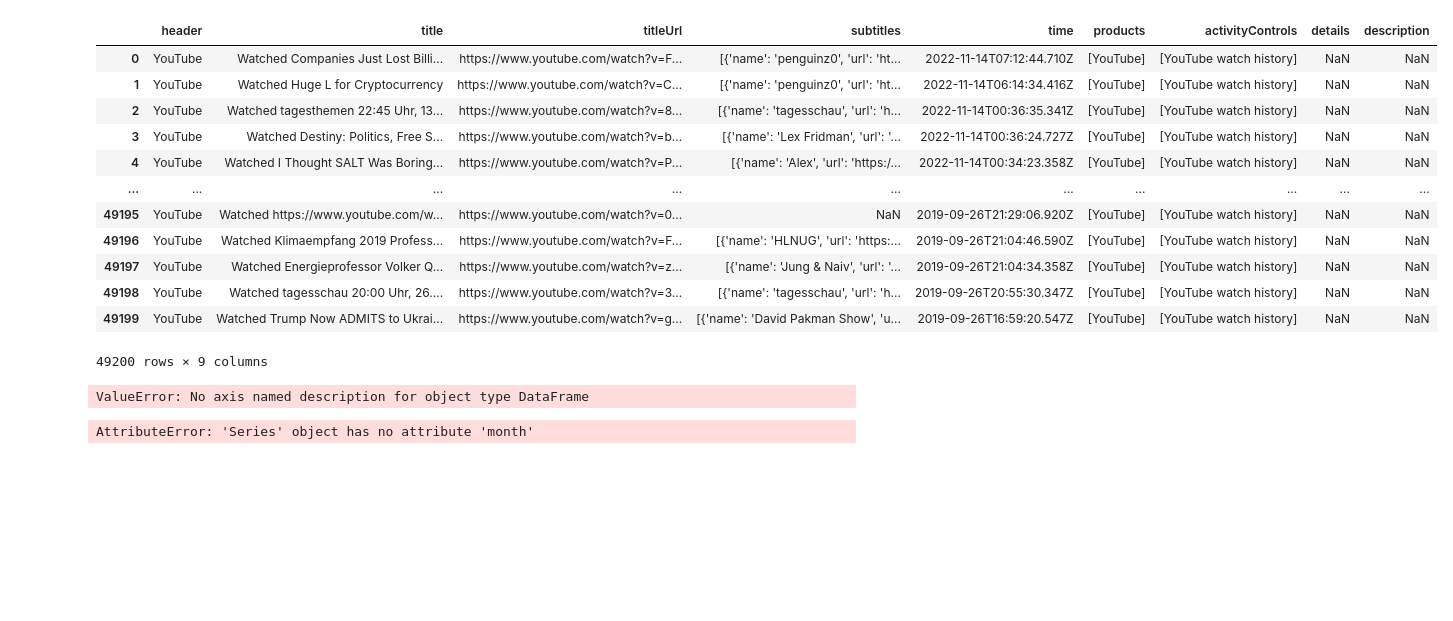
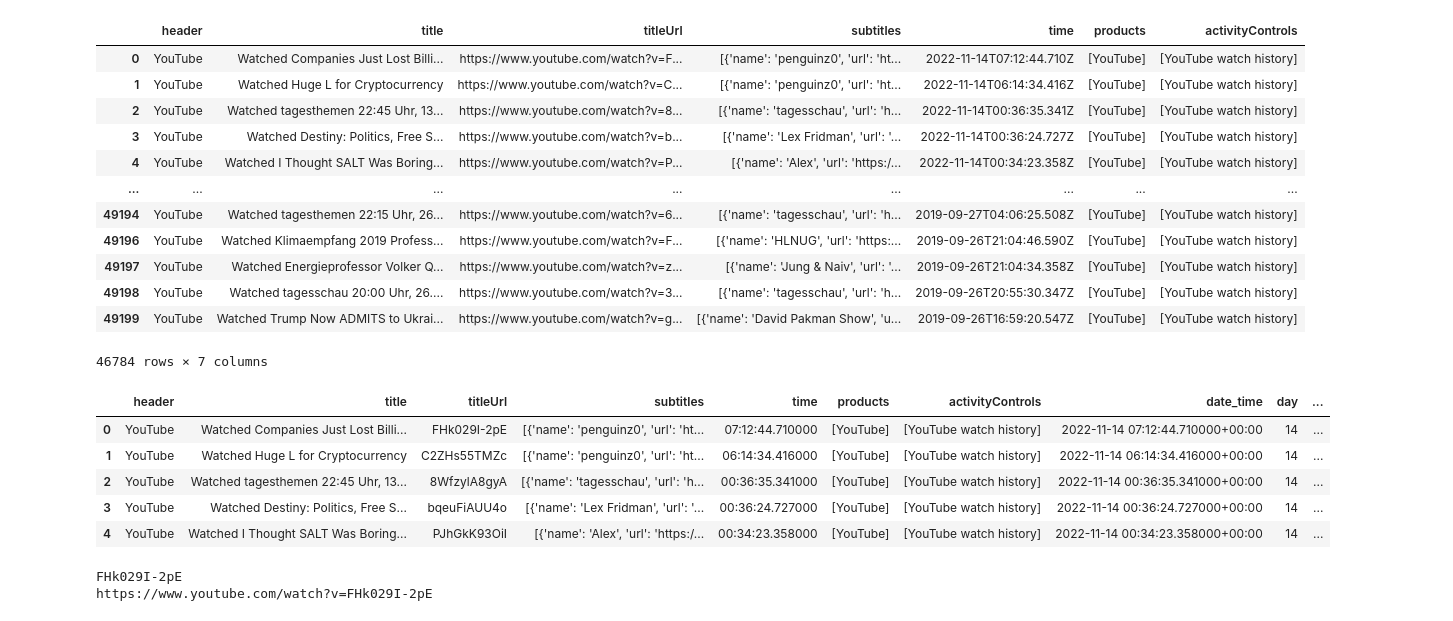
Before and after one commit to dputh/data-visualisation-project, a Jupyter notebook: project.ipynb, the cells around one changed output. Cells and saved outputs as stored; diff of their text form; code cells hidden in the pictures; blank space fills up the shorter version.

```diff
--- a/project.ipynb
+++ b/project.ipynb
@@ -1,43 +1,58 @@
 # %%
 import pandas as pd
 import seaborn as sns
 import datetime as dt
 
 file = open("./data/watch-history.json")
 data = pd.read_json(file)
+data = data.drop("details", axis=1)
+data = data.drop("description", axis=1)
+
+data = data[  data["titleUrl"].notna()  ]
+data = data[  data["subtitles"].notna()  ]
+
 data
 # %% [output]
-|  | header | title | titleUrl | subtitles | time | products | activityControls | details | description |
-| 0 | YouTube | Watched Companies Just Lost Billi... | https://www.youtube.com/watch?v=F... | [{'name': 'penguinz0', 'url': 'ht... | 2022-11-14T07:12:44.710Z | [YouTube] | [YouTube watch history] | NaN | NaN |
-| 1 | YouTube | Watched Huge L for Cryptocurrency | https://www.youtube.com/watch?v=C... | [{'name': 'penguinz0', 'url': 'ht... | 2022-11-14T06:14:34.416Z | [YouTube] | [YouTube watch history] | NaN | NaN |
-| 2 | YouTube | Watched tagesthemen 22:45 Uhr, 13... | https://www.youtube.com/watch?v=8... | [{'name': 'tagesschau', 'url': 'h... | 2022-11-14T00:36:35.341Z | [YouTube] | [YouTube watch history] | NaN | NaN |
-| 3 | YouTube | Watched Destiny: Politics, Free S... | https://www.youtube.com/watch?v=b... | [{'name': 'Lex Fridman', 'url': '... | 2022-11-14T00:36:24.727Z | [YouTube] | [YouTube watch history] | NaN | NaN |
-| 4 | YouTube | Watched I Thought SALT Was Boring... | https://www.youtube.com/watch?v=P... | [{'name': 'Alex', 'url': 'https:/... | 2022-11-14T00:34:23.358Z | [YouTube] | [YouTube watch history] | NaN | NaN |
-| ... | ... | ... | ... | ... | ... | ... | ... | ... | ... |
-| 49195 | YouTube | Watched https://www.youtube.com/w... | https://www.youtube.com/watch?v=0... | NaN | 2019-09-26T21:29:06.920Z | [YouTube] | [YouTube watch history] | NaN | NaN |
-| 49196 | YouTube | Watched Klimaempfang 2019 Profess... | https://www.youtube.com/watch?v=F... | [{'name': 'HLNUG', 'url': 'https:... | 2019-09-26T21:04:46.590Z | [YouTube] | [YouTube watch history] | NaN | NaN |
-| 49197 | YouTube | Watched Energieprofessor Volker Q... | https://www.youtube.com/watch?v=z... | [{'name': 'Jung & Naiv', 'url': '... | 2019-09-26T21:04:34.358Z | [YouTube] | [YouTube watch history] | NaN | NaN |
-| 49198 | YouTube | Watched tagesschau 20:00 Uhr, 26.... | https://www.youtube.com/watch?v=3... | [{'name': 'tagesschau', 'url': 'h... | 2019-09-26T20:55:30.347Z | [YouTube] | [YouTube watch history] | NaN | NaN |
-| 49199 | YouTube | Watched Trump Now ADMITS to Ukrai... | https://www.youtube.com/watch?v=g... | [{'name': 'David Pakman Show', 'u... | 2019-09-26T16:59:20.547Z | [YouTube] | [YouTube watch history] | NaN | NaN |
+|  | header | title | titleUrl | subtitles | time | products | activityControls |
+| 0 | YouTube | Watched Companies Just Lost Billi... | https://www.youtube.com/watch?v=F... | [{'name': 'penguinz0', 'url': 'ht... | 2022-11-14T07:12:44.710Z | [YouTube] | [YouTube watch history] |
+| 1 | YouTube | Watched Huge L for Cryptocurrency | https://www.youtube.com/watch?v=C... | [{'name': 'penguinz0', 'url': 'ht... | 2022-11-14T06:14:34.416Z | [YouTube] | [YouTube watch history] |
+| 2 | YouTube | Watched tagesthemen 22:45 Uhr, 13... | https://www.youtube.com/watch?v=8... | [{'name': 'tagesschau', 'url': 'h... | 2022-11-14T00:36:35.341Z | [YouTube] | [YouTube watch history] |
+| 3 | YouTube | Watched Destiny: Politics, Free S... | https://www.youtube.com/watch?v=b... | [{'name': 'Lex Fridman', 'url': '... | 2022-11-14T00:36:24.727Z | [YouTube] | [YouTube watch history] |
+| 4 | YouTube | Watched I Thought SALT Was Boring... | https://www.youtube.com/watch?v=P... | [{'name': 'Alex', 'url': 'https:/... | 2022-11-14T00:34:23.358Z | [YouTube] | [YouTube watch history] |
+| ... | ... | ... | ... | ... | ... | ... | ... |
+| 49194 | YouTube | Watched tagesthemen 22:15 Uhr, 26... | https://www.youtube.com/watch?v=6... | [{'name': 'tagesschau', 'url': 'h... | 2019-09-27T04:06:25.508Z | [YouTube] | [YouTube watch history] |
+| 49196 | YouTube | Watched Klimaempfang 2019 Profess... | https://www.youtube.com/watch?v=F... | [{'name': 'HLNUG', 'url': 'https:... | 2019-09-26T21:04:46.590Z | [YouTube] | [YouTube watch history] |
+| 49197 | YouTube | Watched Energieprofessor Volker Q... | https://www.youtube.com/watch?v=z... | [{'name': 'Jung & Naiv', 'url': '... | 2019-09-26T21:04:34.358Z | [YouTube] | [YouTube watch history] |
+| 49198 | YouTube | Watched tagesschau 20:00 Uhr, 26.... | https://www.youtube.com/watch?v=3... | [{'name': 'tagesschau', 'url': 'h... | 2019-09-26T20:55:30.347Z | [YouTube] | [YouTube watch history] |
+| 49199 | YouTube | Watched Trump Now ADMITS to Ukrai... | https://www.youtube.com/watch?v=g... | [{'name': 'David Pakman Show', 'u... | 2019-09-26T16:59:20.547Z | [YouTube] | [YouTube watch history] |
-49200 rows × 9 columns
+46784 rows × 7 columns
-# %%
-data.drop("details", "description")
-data
-# %% [output]
-ValueError: No axis named description for object type DataFrame
 # %%
+import re
+
 data["date_time"] = pd.to_datetime(data["time"])
 data["time"] = data["date_time"].map(lambda x: x.time())
 data["day"] = data["date_time"].map(lambda x: x.day)
+data["week"] = data["date_time"].map(lambda x: x.week)
 data["month"] = data["date_time"].map(lambda x: x.month)
 data["year"] = data["date_time"].map(lambda x: x.year)
-data["channel"] = data["subtitles"][0:5].map(lambda x: x[0]["name"])
+data["channel"] = data["subtitles"].map(lambda x: x[0]["name"])
+data["titleUrl"] = data["titleUrl"].map(     lambda x: (re.search("(?<=v=).+", x).group(0))    )
+
+
+data.head(5)
+# %% [output]
+|  | header | title | titleUrl | subtitles | time | products | activityControls | date_time | day | ... |
+| 0 | YouTube | Watched Companies Just Lost Billi... | FHk029I-2pE | [{'name': 'penguinz0', 'url': 'ht... | 07:12:44.710000 | [YouTube] | [YouTube watch history] | 2022-11-14 07:12:44.710000+00:00 | 14 | ... |
+| 1 | YouTube | Watched Huge L for Cryptocurrency | C2ZHs55TMZc | [{'name': 'penguinz0', 'url': 'ht... | 06:14:34.416000 | [YouTube] | [YouTube watch history] | 2022-11-14 06:14:34.416000+00:00 | 14 | ... |
+| 2 | YouTube | Watched tagesthemen 22:45 Uhr, 13... | 8WfzylA8gyA | [{'name': 'tagesschau', 'url': 'h... | 00:36:35.341000 | [YouTube] | [YouTube watch history] | 2022-11-14 00:36:35.341000+00:00 | 14 | ... |
+| 3 | YouTube | Watched Destiny: Politics, Free S... | bqeuFiAUU4o | [{'name': 'Lex Fridman', 'url': '... | 00:36:24.727000 | [YouTube] | [YouTube watch history] | 2022-11-14 00:36:24.727000+00:00 | 14 | ... |
+| 4 | YouTube | Watched I Thought SALT Was Boring... | PJhGkK93OiI | [{'name': 'Alex', 'url': 'https:/... | 00:34:23.358000 | [YouTube] | [YouTube watch history] | 2022-11-14 00:34:23.358000+00:00 | 14 | ... |
-# %%
-t = data.head(1)["time"]
-t[0]
-
-from dateutil.parser import parse as dtparse
-data["time"]=data["time"].apply(dtparse)
-data
-# %% [output]
-AttributeError: 'Series' object has no attribute 'month'
+# %%
+import re
+
+found = re.search("(?<=v=).+", data["titleUrl"][0]).group(0)
+print(found)
+print(data["titleUrl"][0])
+# %% [output]
+FHk029I-2pE
+https://www.youtube.com/watch?v=FHk029I-2pE
```
Also changed, not shown: parts of 3 cells of this notebook, 6 other files.
